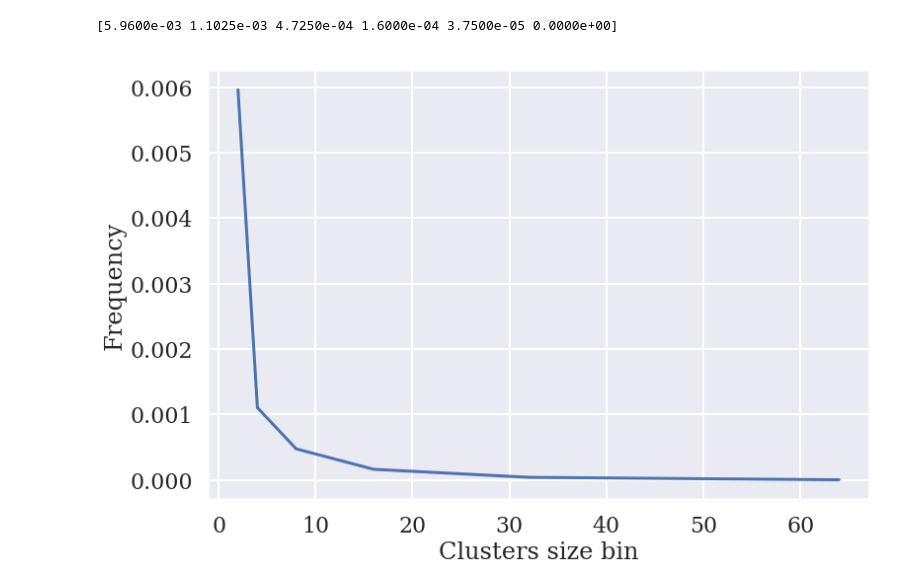
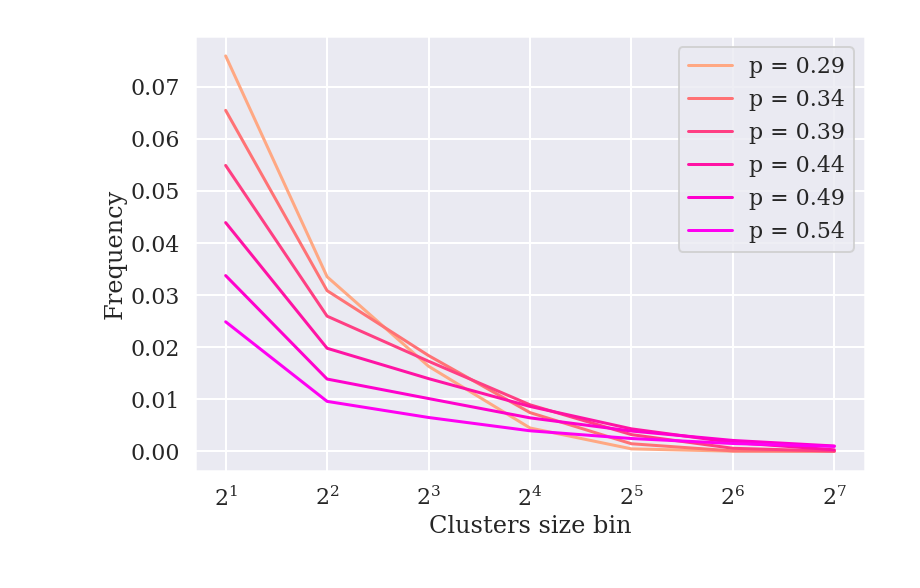
Before and after one commit to auduntre/FYS4460, a Jupyter notebook: Project3/task_f_g_h/task_f_g_h.ipynb, the cells around one changed output. Cells and saved outputs as stored; diff of their text form; code cells hidden in the pictures.

```diff
--- a/Project3/task_f_g_h/task_f_g_h.ipynb
+++ b/Project3/task_f_g_h/task_f_g_h.ipynb
@@ -36,45 +36,49 @@ def cluster_sizes(p, L):
     bboxs = array([cluster_infos[k]['bbox'] for k in range(len(cluster_infos))]).astype(int)
 
     if len(bboxs) > 0:
         jxs = argwhere(bboxs[:, 2] - bboxs[:, 0] < L)  # indecies where Xmax - Xmin < Lx
         jys = argwhere(bboxs[:, 3] - bboxs[:, 1] < L)  # indecies where Ymax - Ymin < Ly
         js = unique(vstack((jxs, jys)))  # Takes out only unique indecies
 
     areas = None
     if len(js) > 0:
         areas = array([cluster_infos[j]['area'] for j in js])
 
     return areas
 
 
 def cluster_number_density(probs, cluster_bins, L, simulations_cycles):
-    for prob in probs:
+    binned_clusters = zeros((len(probs), len(cluster_bins)-1))
+
+    for i, prob in enumerate(probs):
         simulation_i = 0
-
-        binned_clusters = zeros(len(cluster_bins)-1)
 
         while simulation_i < simulations_cycles:
             areas = cluster_sizes(prob, L)
-            binned_clusters += histogram(areas, bins=cluster_bins)[0]
+            binned_clusters[i, :] += histogram(areas, bins=cluster_bins)[0]
             simulation_i += 1
 
-    binned_clusters[:] /= (simulations_cycles*L**2.0)
+    binned_clusters /= (simulations_cycles*L**2.0)
     return binned_clusters
 
-
-cluster_bins = logspace(0, 6, num=7, base=2)
+nbins = 8
+cluster_bins = logspace(0, nbins-1, num=nbins, base=2)
 L = 200
-probs = [0.7]
+np = 6
+probs = [0.29 + 0.05*i for i in range(np)]
 simulations_cycles = 10
 
 nspl = cluster_number_density(probs, cluster_bins, L, simulations_cycles)
-print(nspl)
-plot(cluster_bins[1:], nspl)
-xlabel('Clusters size bin')
-ylabel('Frequency')
-#gca().set_xscale("log", basex=2)
+
+with sns.cubehelix_palette(hue=5, n_colors=10, gamma=1):
+    for i in range(np):
+        plot(cluster_bins[1:], nspl[i, :], label="p = {}".format(probs[i]))
+
+    legend()
+    xlabel('Clusters size bin')
+    ylabel('Frequency')
+    gca().set_xscale("log", basex=2)
 
 show()
 # %% [output]
-[5.9600e-03 1.1025e-03 4.7250e-04 1.6000e-04 3.7500e-05 0.0000e+00]
-[figure, old version]
+[figure, new version]
```
